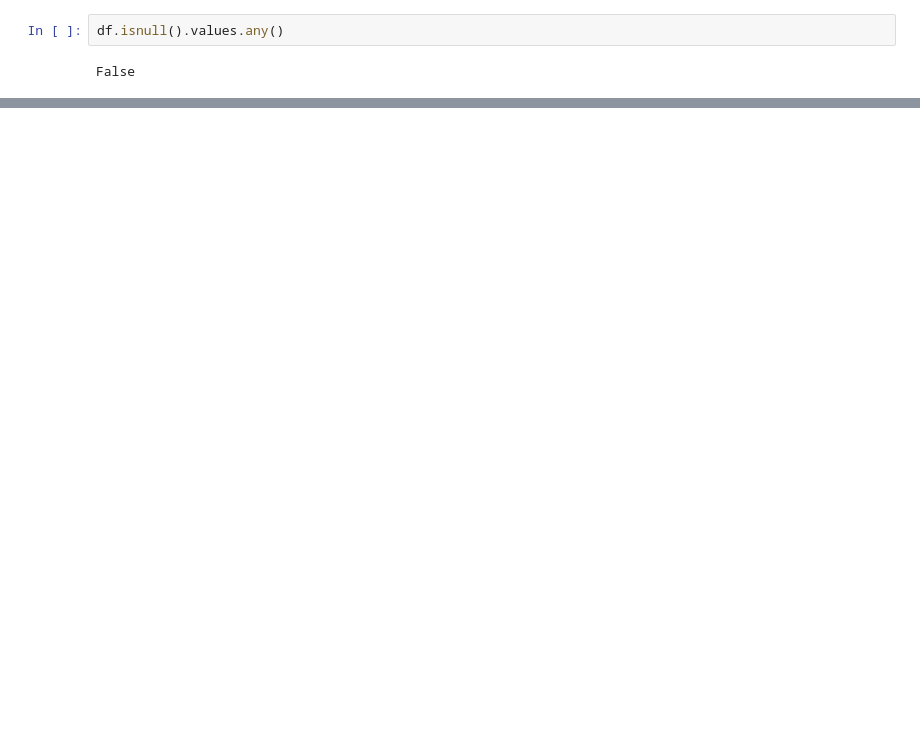
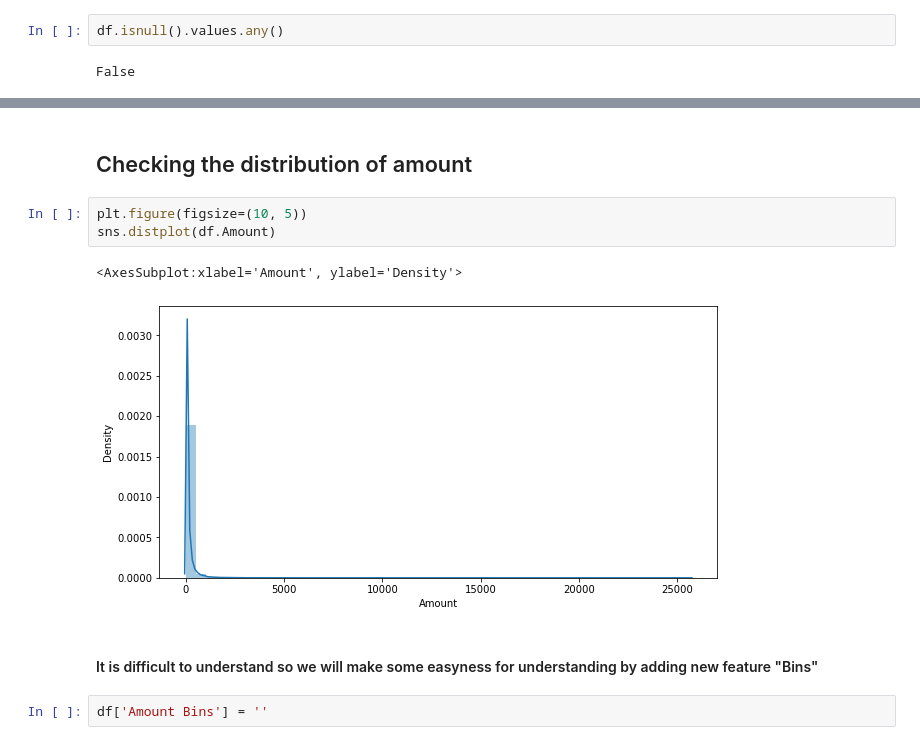
Before and after one commit to PayalVasoy/Credit_card_fraud_detection, a Jupyter notebook: credit_card_fraud.ipynb, the cells around one changed output, grey strips where cells are left out. Cells and saved outputs as stored; diff of their text form; blank space fills up the shorter version.

```diff
--- a/credit_card_fraud.ipynb
+++ b/credit_card_fraud.ipynb
@@ -112,0 +124,12 @@ Name: Amount, dtype: float64
+# %% [markdown]
+## Checking the distribution of amount
+# %%
+plt.figure(figsize=(10, 5))
+sns.distplot(df.Amount)
+# %% [output]
+<AxesSubplot:xlabel='Amount', ylabel='Density'>
+[figure, added]
+# %% [markdown]
+#### It is difficult to understand so we will make some easyness for understanding by adding new feature "Bins"
+# %%
+df['Amount Bins'] = ''
```
Also changed, not shown: parts of 41 cells of this notebook.
